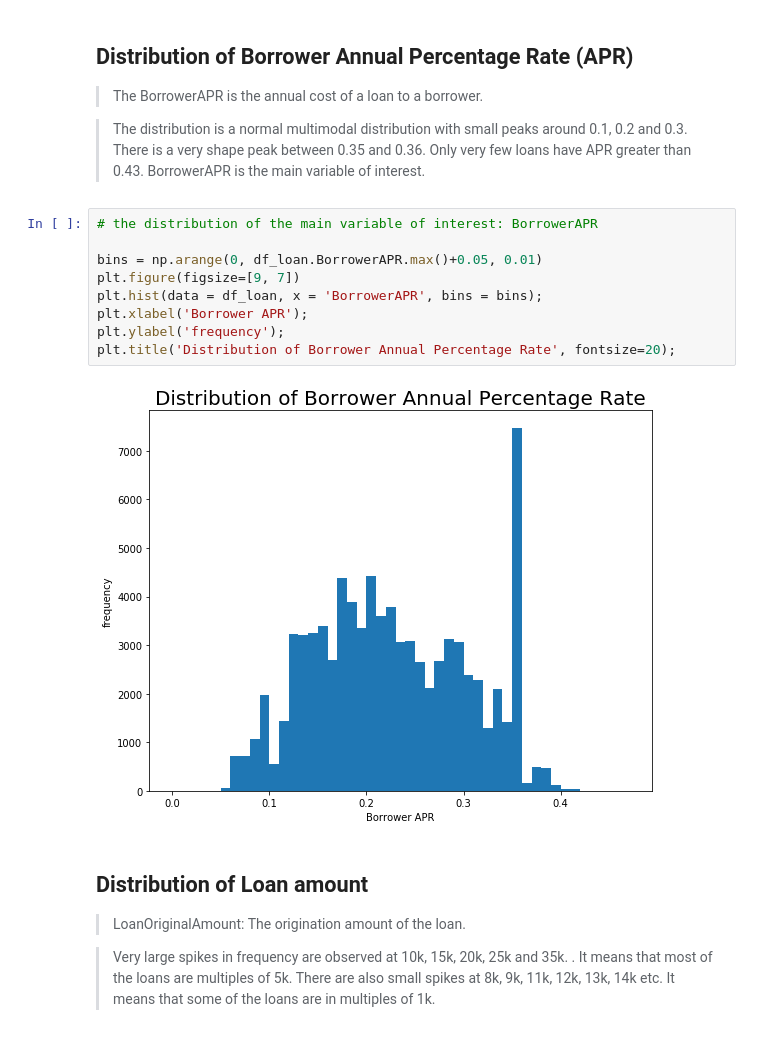
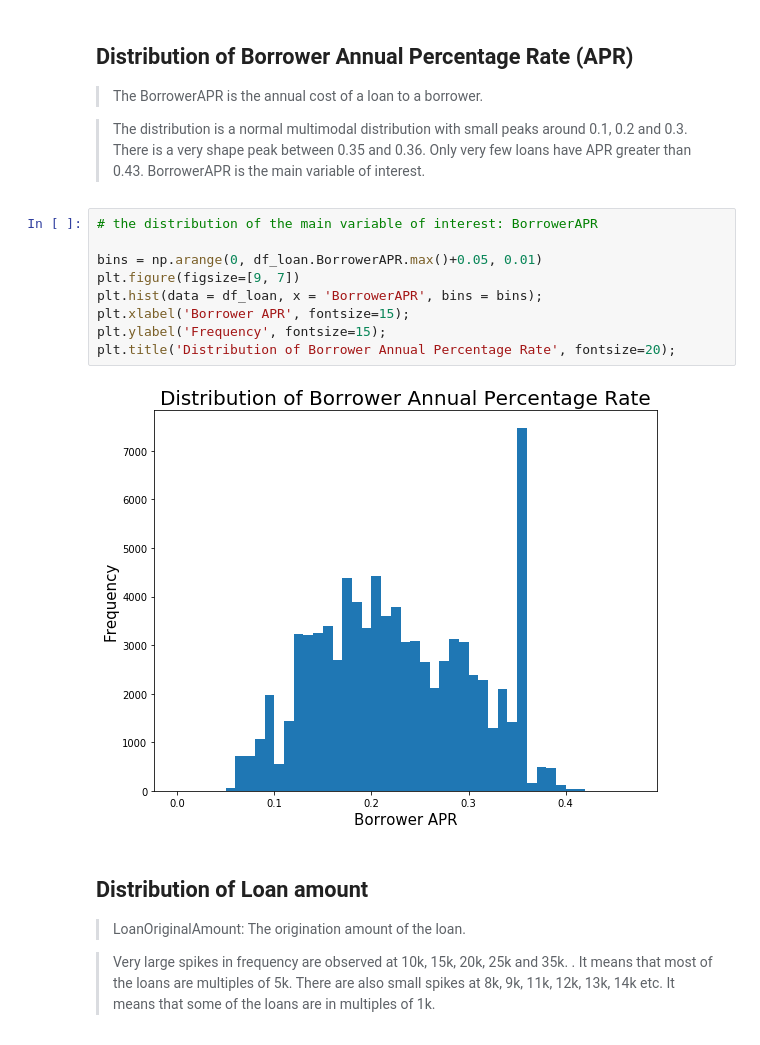
Before and after one commit to Dekunmi/Prosper, a Jupyter notebook: ProsperLoan_slide_deck.ipynb, the cells around one changed output. Drawn from its saved outputs; the diff is of its cells as text.

```diff
--- a/ProsperLoan_slide_deck.ipynb
+++ b/ProsperLoan_slide_deck.ipynb
@@ -41,14 +41,14 @@ df_loan.shape
 # %%
 # the distribution of the main variable of interest: BorrowerAPR
 
 bins = np.arange(0, df_loan.BorrowerAPR.max()+0.05, 0.01)
 plt.figure(figsize=[9, 7])
 plt.hist(data = df_loan, x = 'BorrowerAPR', bins = bins);
-plt.xlabel('Borrower APR');
-plt.ylabel('frequency');
+plt.xlabel('Borrower APR', fontsize=15);
+plt.ylabel('Frequency', fontsize=15);
 plt.title('Distribution of Borrower Annual Percentage Rate', fontsize=20);
 # %% [output]
-[figure, old version]
+[figure, new version]
 # %% [markdown]
 ## Distribution of Loan amount
 
```
Also changed, not shown: parts of 6 cells of this notebook, 1 other file.
